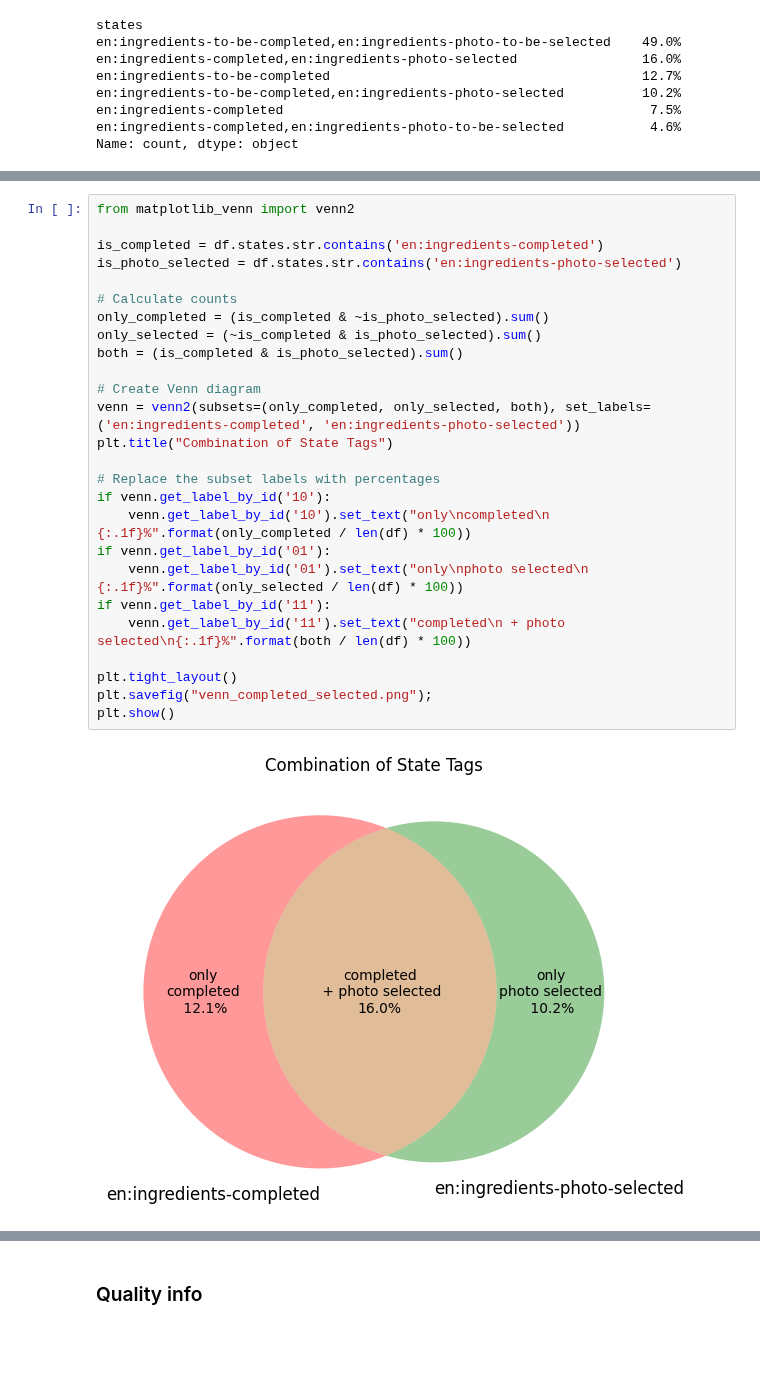
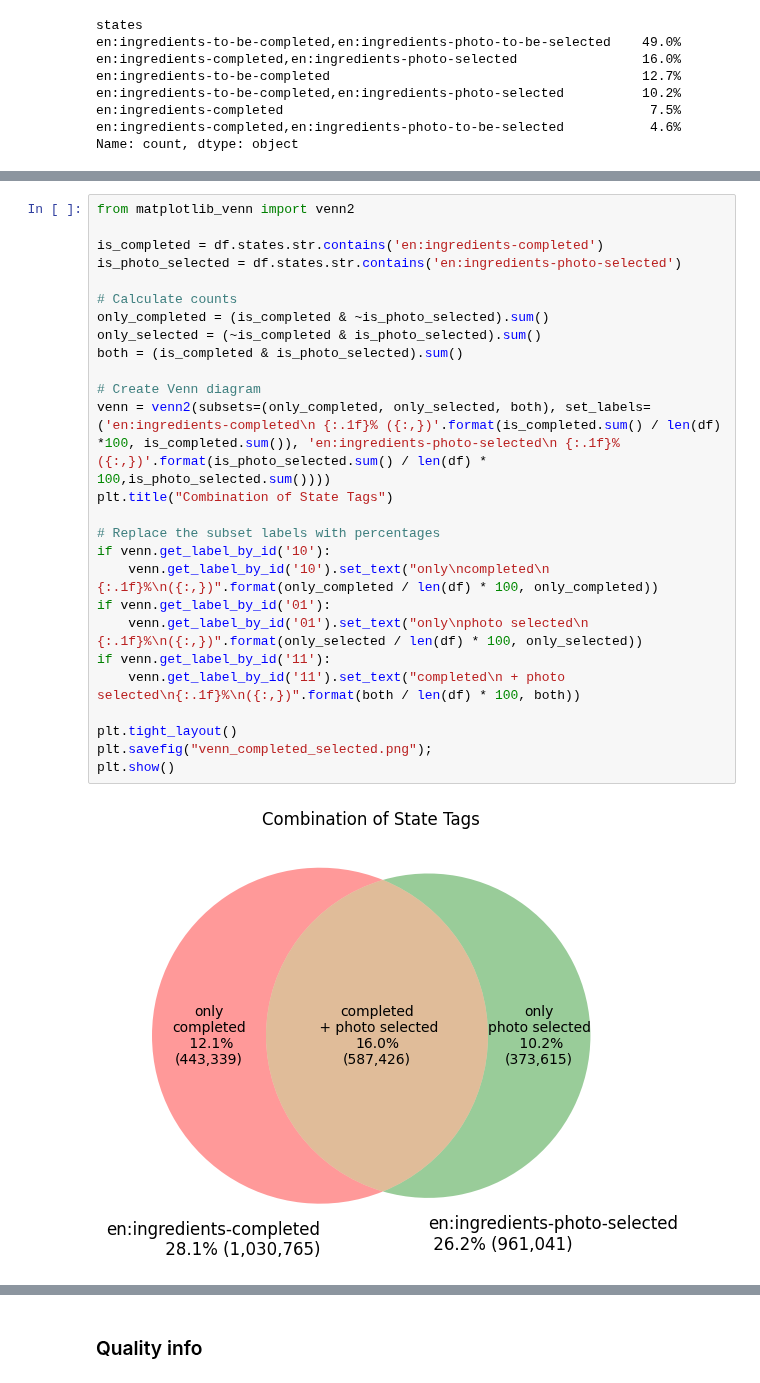
Before and after one commit to goerlitz/openfoodfacts-data-analysis, a Jupyter notebook: notebooks/13_analyze_ingredients.ipynb, the cells around one changed output, grey strips where cells are left out. Saved outputs shown, nothing was run; the diff lists cells and outputs as text; blank space fills up the shorter version.

```diff
--- a/notebooks/13_analyze_ingredients.ipynb
+++ b/notebooks/13_analyze_ingredients.ipynb
@@ -462,28 +504,28 @@ Name: count, dtype: object
 # %%
 from matplotlib_venn import venn2
 
 is_completed = df.states.str.contains('en:ingredients-completed')
 is_photo_selected = df.states.str.contains('en:ingredients-photo-selected')
 
 # Calculate counts
 only_completed = (is_completed & ~is_photo_selected).sum()
 only_selected = (~is_completed & is_photo_selected).sum()
 both = (is_completed & is_photo_selected).sum()
 
 # Create Venn diagram
-venn = venn2(subsets=(only_completed, only_selected, both), set_labels=('en:ingredients-completed', 'en:ingredients-photo-selected'))
+venn = venn2(subsets=(only_completed, only_selected, both), set_labels=('en:ingredients-completed\n {:.1f}% ({:,})'.format(is_completed.sum() / len(df) *100, is_completed.sum()), 'en:ingredients-photo-selected\n {:.1f}% ({:,})'.format(is_photo_selected.sum() / len(df) * 100,is_photo_selected.sum())))
 plt.title("Combination of State Tags")
 
 # Replace the subset labels with percentages
 if venn.get_label_by_id('10'):
-    venn.get_label_by_id('10').set_text("only\ncompleted\n {:.1f}%".format(only_completed / len(df) * 100))
+    venn.get_label_by_id('10').set_text("only\ncompleted\n {:.1f}%\n({:,})".format(only_completed / len(df) * 100, only_completed))
 if venn.get_label_by_id('01'):
-    venn.get_label_by_id('01').set_text("only\nphoto selected\n {:.1f}%".format(only_selected / len(df) * 100))
+    venn.get_label_by_id('01').set_text("only\nphoto selected\n {:.1f}%\n({:,})".format(only_selected / len(df) * 100, only_selected))
 if venn.get_label_by_id('11'):
-    venn.get_label_by_id('11').set_text("completed\n + photo selected\n{:.1f}%".format(both / len(df) * 100))
+    venn.get_label_by_id('11').set_text("completed\n + photo selected\n{:.1f}%\n({:,})".format(both / len(df) * 100, both))
 
 plt.tight_layout()
 plt.savefig("venn_completed_selected.png");
 plt.show()
 # %% [output]
-[figure, old version]
+[figure, new version]
```
Also changed, not shown: parts of 27 cells of this notebook.
